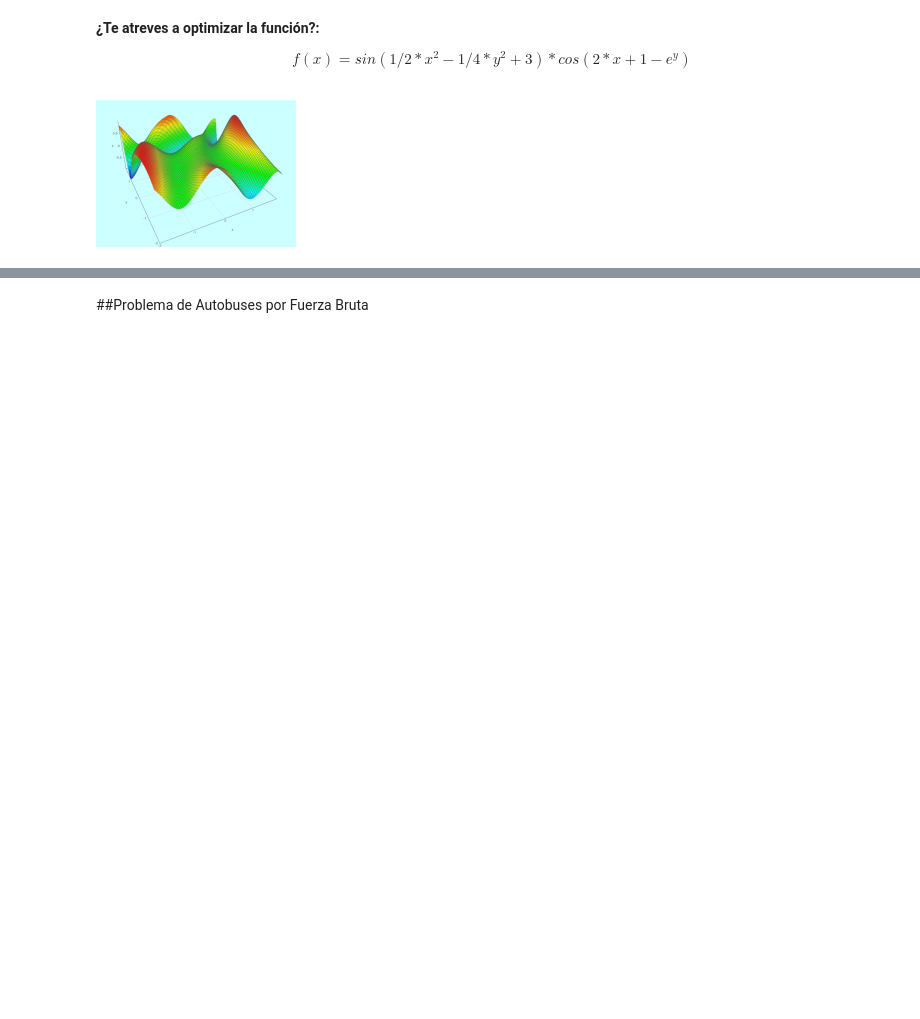
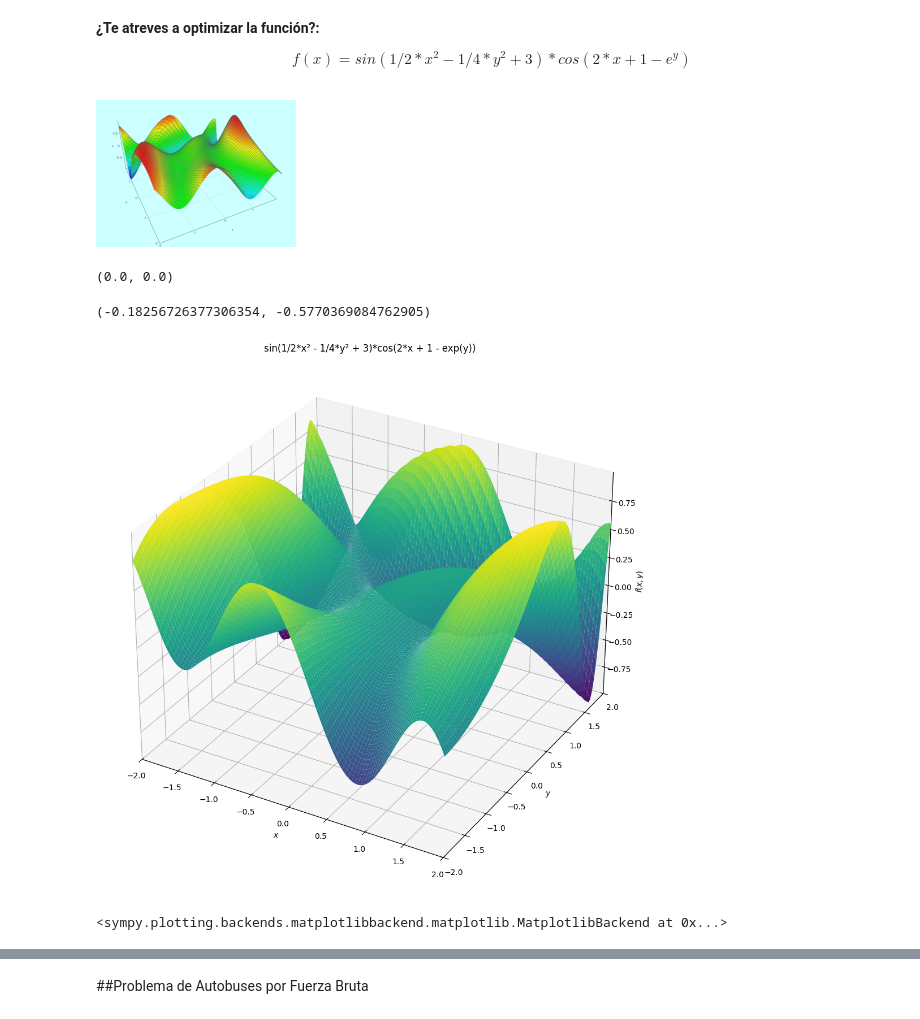
Before and after one commit to wgcv/03MAIR-Algoritmos-de-Optimizacion, a Jupyter notebook: AG2/Algoritmos_AG3.ipynb, the cells around one changed output, grey strips where cells are left out. Drawn from its saved outputs; the diff is of its cells as text; code cells hidden in the pictures; blank space fills up the shorter version.

```diff
--- a/AG2/Algoritmos_AG3.ipynb
+++ b/AG2/Algoritmos_AG3.ipynb
@@ -704,0 +724,24 @@ f= lambda X: math.sin(1/2 * X[0]**2 - 1/4 * X[1]**2 + 3) *math.cos(2*X[0] + 1 -
+# %%
+df([0,0])
+# %% [output]
+(0.0, 0.0)
+# %%
+df([-1,1])
+# %% [output]
+(-0.18256726377306354, -0.5770369084762905)
+# %%
+from sympy import symbols, sin, cos, exp
+from sympy.plotting import plot3d
+
+x, y = symbols('x y')
+
+# Define f symbolically using sympy functions (not math functions)
+f_symbolic = sin(0.5*x**2 - 0.25*y**2 + 3) * cos(2*x + 1 - exp(y))
+
+plot3d(f_symbolic,
+       (x, -2, 2), (y, -2, 2),
+       title='sin(1/2*x² - 1/4*y² + 3)*cos(2*x + 1 - exp(y))',
+       size=(10, 10))
+# %% [output]
+[figure, added]
+<sympy.plotting.backends.matplotlibbackend.matplotlib.MatplotlibBackend at 0x...>
```
Also changed, not shown: parts of 10 cells of this notebook.
